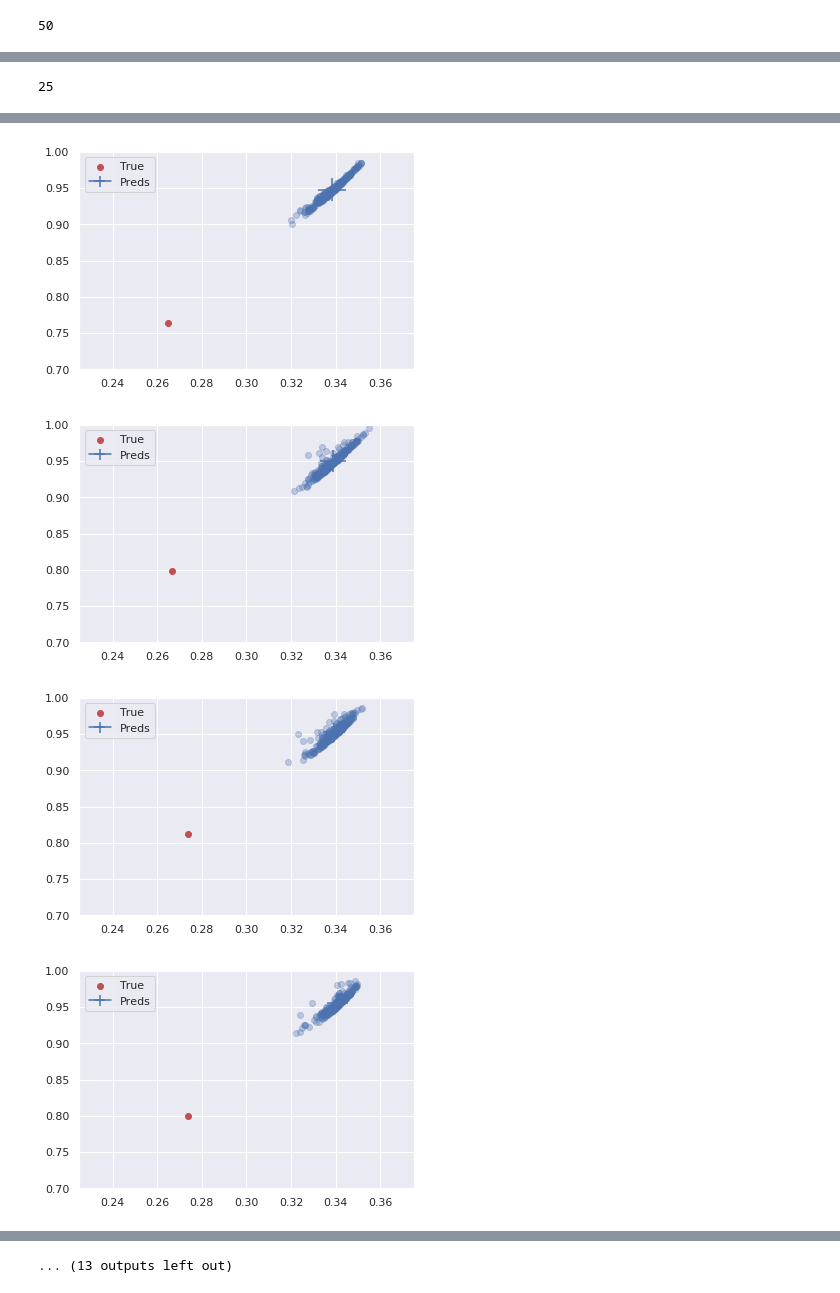
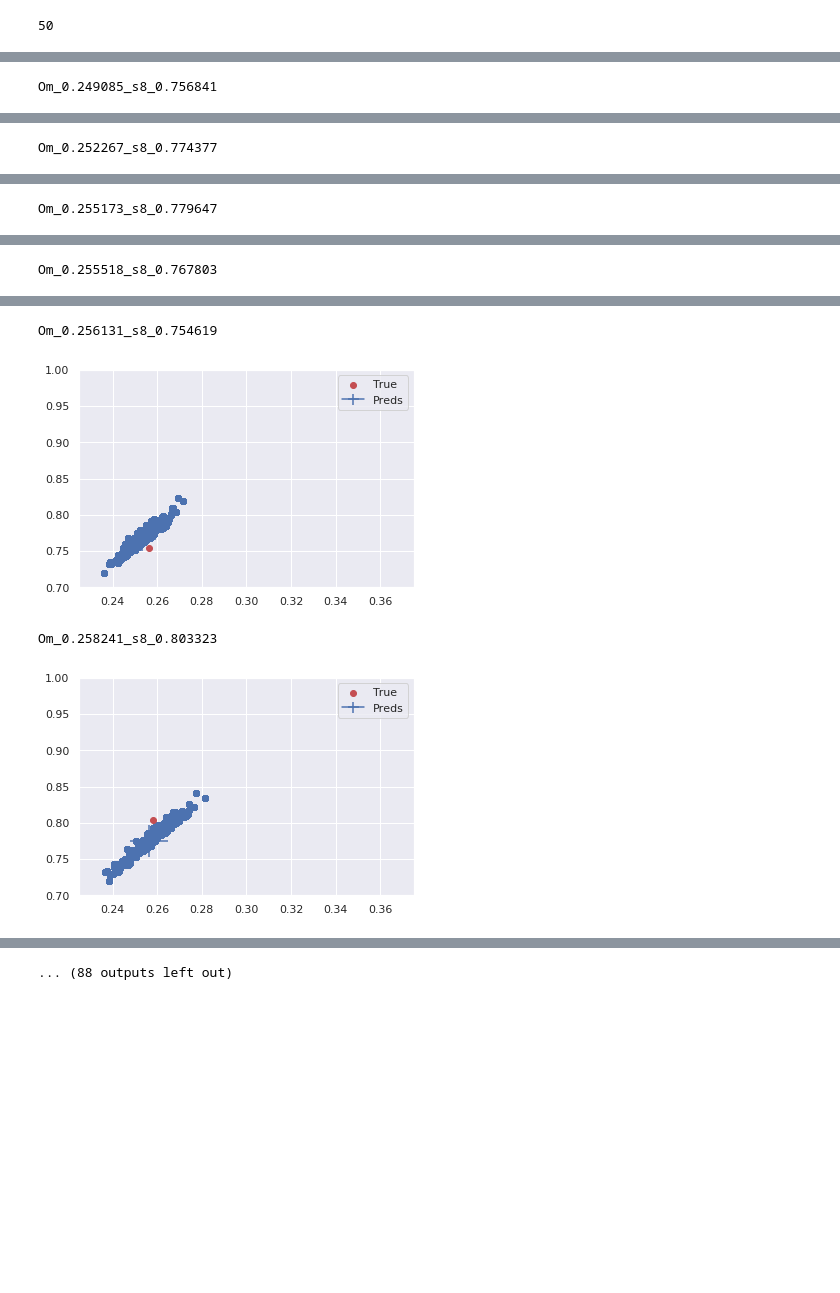
Before and after one commit to mclaughlin6464/uatu, a Jupyter notebook: notebooks/Visualize Tests.ipynb, the cells around one changed output, grey strips where cells are left out. Saved outputs shown, nothing was run; the diff lists cells and outputs as text; code cells hidden in the pictures; blank space fills up the shorter version.

```diff
--- a/notebooks/Visualize Tests.ipynb
+++ b/notebooks/Visualize Tests.ipynb
@@ -22,27 +96,0 @@ cosmo_true = np.zeros((len(f.keys()), 2))
-# %%
-for cosmo_idx, true_val in enumerate(f.keys()):
-    tvs = true_val.split('_')
-
-    true_vals = np.array((float(tvs[1]), float(tvs[3]) )).reshape((1,2))
-    preds = np.zeros((289, 2))
-    #continue
-    #print true_val
-    for idx, map in enumerate(f[key_func(true_vals)]):
-        #print f[key_func(true_vals)][map].value.shape
-        preds[idx,:] =  f[key_func(true_vals)][map].value
-        #pass
-        if idx == 0:
-            cosmo_true[cosmo_idx] = true_vals[0, :]
-    #print preds.mean(axis = 0)
-    plt.scatter(preds[:,0], preds[:,1], color = 'b', alpha = 0.3)
-
-    plt.errorbar(preds[:,0].mean(), preds[:,1].mean(), yerr = preds[:,1].std(), xerr=preds[:,0].std(), color = 'b', label = 'Preds')
-
-    cosmo_preds[cosmo_idx, :2] = preds.mean(axis = 0)
-    cosmo_preds[cosmo_idx,2:] = preds.std(axis =0)
-    plt.scatter(true_vals[0,0], true_vals[0,1], color = 'r', label = 'True')
-
-    plt.legend(loc='best')
-    plt.xlim([0.225, 0.375])
-    plt.ylim([0.7, 1.0])
-    plt.show()
@@ -70,36 +97,35 @@ f = h5py.File(fname, 'r')
-# %%
-len(f.keys())
-# %% [output]
-25
 # %%
 cosmo_preds_attacked = np.zeros_like(cosmo_preds)
 cosmo_true_attacked = np.zeros_like(cosmo_true)
 # %%
 for cosmo_idx, true_val in enumerate(f.keys()):
+    print true_val
     tvs = true_val.split('_')
 
     true_vals = np.array((float(tvs[1]), float(tvs[3]) )).reshape((1,2))
-    preds = np.zeros((289, 2))
+    #preds = np.zeros((289, 2))
+    preds = np.zeros((289, 2, 100))
+
     #continue
     #print true_val
     for idx, map in enumerate(f[key_func(true_vals)]):
         #print f[key_func(true_vals)][map].value.shape
-        preds[idx,:] =  f[key_func(true_vals)][map].value
+        preds[idx,:] =  f[key_func(true_vals)][map].value.T[:2, :]
         #pass
         if idx == 0:
-            #cosmo_true[cosmo_idx] = true_vals[0, :]
-            plt.scatter(true_vals[0,0], true_vals[0,1], color = 'r', label = 'True')
+            cosmo_true[cosmo_idx] = true_vals[0, :]
     #print preds.mean(axis = 0)
-    plt.scatter(preds[:,0], preds[:,1], color = 'b', alpha = 0.3)
+    plt.scatter(preds[:,0], preds[:,1], color = 'b', alpha = 0.1)
 
     plt.errorbar(preds[:,0].mean(), preds[:,1].mean(), yerr = preds[:,1].std(), xerr=preds[:,0].std(), color = 'b', label = 'Preds')
 
-    box_idx = np.where(true_vals[0,:]==cosmo_true)[0][0]
-    cosmo_preds_attacked[box_idx, :2] = preds[np.all(preds!=0.0, axis = 1)].mean(axis = 0)
-    cosmo_preds_attacked[box_idx,2:] = preds[np.all(preds!=0.0, axis = 1)].std(axis =0)
+    cosmo_preds_attacked[cosmo_idx, :2] = preds.mean(axis = (0, 2))
+    cosmo_preds_attacked[cosmo_idx,2:] = preds.std(axis = (0, 2))
+    plt.scatter(true_vals[0,0], true_vals[0,1], color = 'r', label = 'True')
 
     plt.legend(loc='best')
     plt.xlim([0.225, 0.375])
     plt.ylim([0.7, 1.0])
     plt.show()
 # %% [output]
+Om_0.249085_s8_0.756841
@@ -106,0 +133 @@ for cosmo_idx, true_val in enumerate(f.keys()):
+Om_0.252267_s8_0.774377
@@ -107,0 +135 @@ for cosmo_idx, true_val in enumerate(f.keys()):
+Om_0.255173_s8_0.779647
@@ -108,0 +137 @@ for cosmo_idx, true_val in enumerate(f.keys()):
+Om_0.255518_s8_0.767803
@@ -110,4 +139,4 @@ for cosmo_idx, true_val in enumerate(f.keys()):
+Om_0.256131_s8_0.754619
-[figure, old version]
+[figure, new version]
+Om_0.258241_s8_0.803323
-[figure, old version]
+[figure, new version]
-[figure, removed]
-[figure, removed]
@@ -118,4 +143,4 @@ for cosmo_idx, true_val in enumerate(f.keys()):
-... (13 outputs left out)
+... (88 outputs left out)
 # %%
 f.close()
 # %%
```
Also changed, not shown: parts of 14 cells of this notebook, 13 other files.
